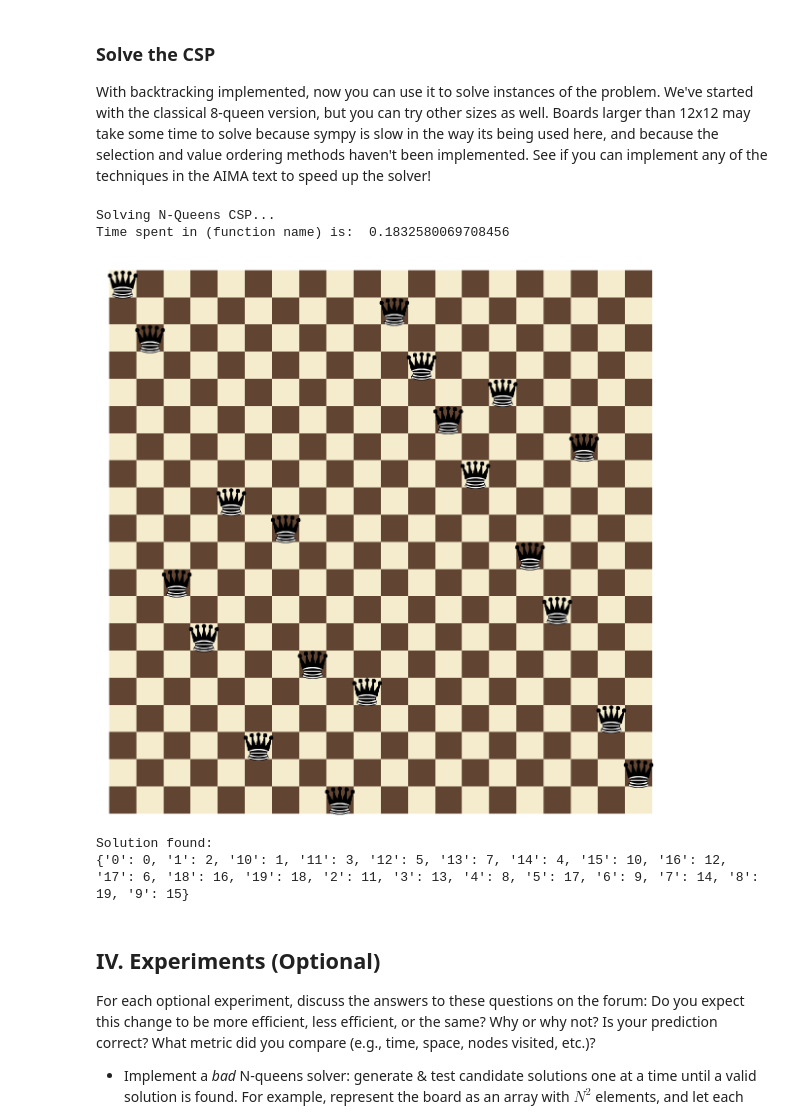
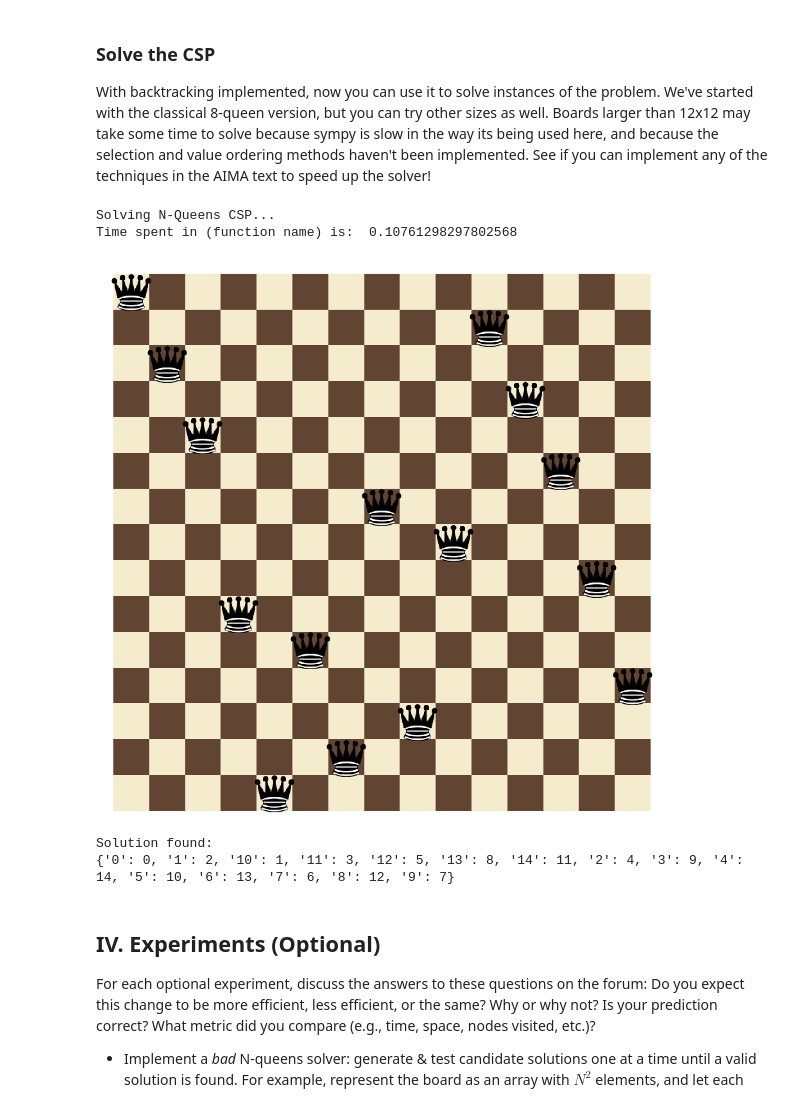
Before and after one commit to behzadip/AIND-Constraint_Satisfaction, a Jupyter notebook: AIND-Constraint_Satisfaction.ipynb, the cells around one changed output. Drawn from its saved outputs; the diff is of its cells as text; code cells hidden in the pictures.

```diff
--- a/AIND-Constraint_Satisfaction.ipynb
+++ b/AIND-Constraint_Satisfaction.ipynb
@@ -275,32 +281,32 @@ def backtrack(assignment, csp):
 With backtracking implemented, now you can use it to solve instances of the problem. We've started with the classical 8-queen version, but you can try other sizes as well.  Boards larger than 12x12 may take some time to solve because sympy is slow in the way its being used here, and because the selection and value ordering methods haven't been implemented.  See if you can implement any of the techniques in the AIMA text to speed up the solver!
 # %%
 import time
-num_queens = 20
+num_queens = 15
 csp = NQueensCSP(num_queens)
 var = csp.variables[0]
 #print("CSP problems have variables, each variable has a domain, and the problem has a list of constraints.")
 #print("Showing the variables for the N-Queens CSP:")
 #display(csp.variables)
 #print("Showing domain for {}:".format(var))
 #display(csp.domains[var])
 #print("And showing the constraints for {}:".format(var))
 #display(csp._constraints[var])
 
 print("Solving N-Queens CSP...")
 start = time.clock()
 assn = backtracking_search(csp)
 print ("Time spent in (function name) is: ", (time.clock() - start))
 if assn is not None:
     csp.show(assn)
     print("Solution found:\n{!s}".format(assn))
 else:
     print("No solution found.")
 # %% [output]
 Solving N-Queens CSP...
-Time spent in (function name) is:  0.1832580069708456
+Time spent in (function name) is:  0.10761298297802568
-[figure, old version]
+[figure, new version]
 Solution found:
-{'0': 0, '1': 2, '10': 1, '11': 3, '12': 5, '13': 7, '14': 4, '15': 10, '16': 12, '17': 6, '18': 16, '19': 18, '2': 11, '3': 13, '4': 8, '5': 17, '6': 9, '7': 14, '8': 19, '9': 15}
+{'0': 0, '1': 2, '10': 1, '11': 3, '12': 5, '13': 8, '14': 11, '2': 4, '3': 9, '4': 14, '5': 10, '6': 13, '7': 6, '8': 12, '9': 7}
 # %% [markdown]
 ## IV. Experiments (Optional)
 For each optional experiment, discuss the answers to these questions on the forum: Do you expect this change to be more efficient, less efficient, or the same?  Why or why not?  Is your prediction correct?  What metric did you compare (e.g., time, space, nodes visited, etc.)?
```
Also changed, not shown: parts of 1 cell of this notebook.
